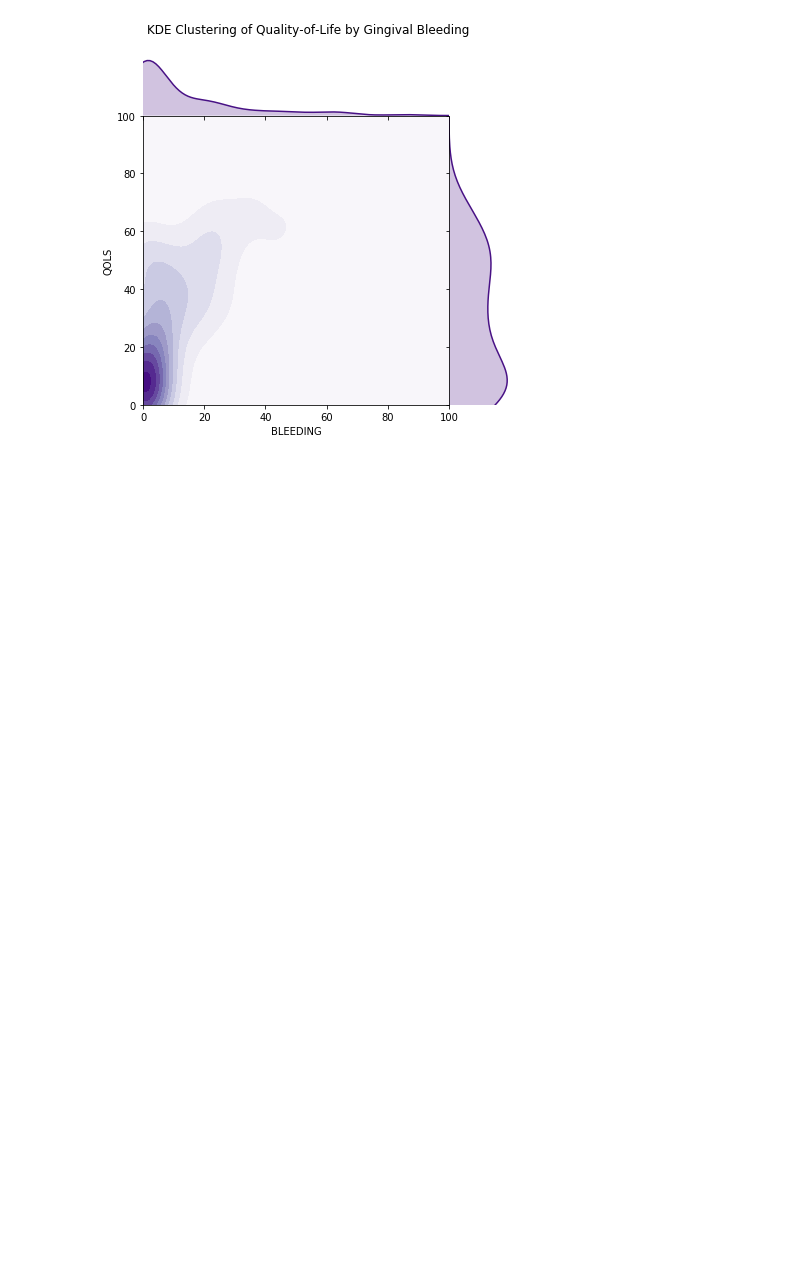
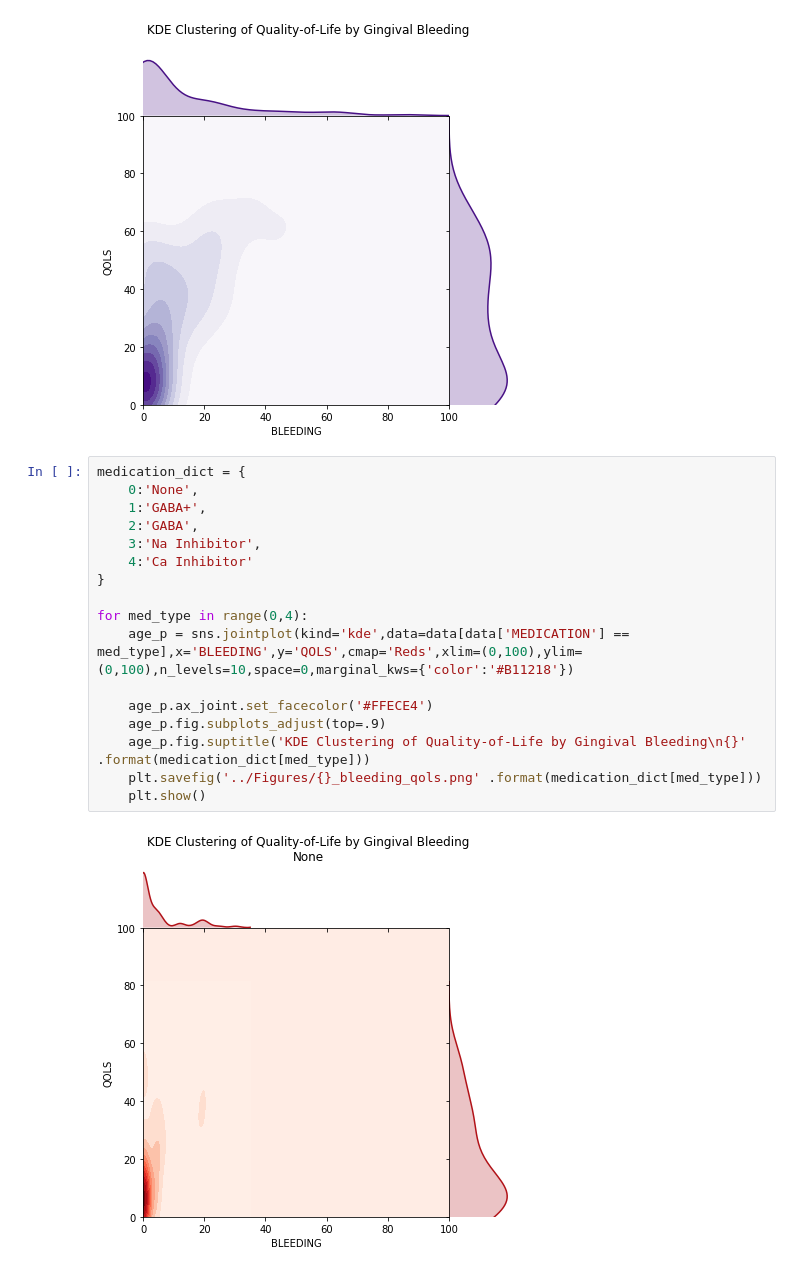
Before and after one commit to rjeveloff/JCVI_PalsyAnalysis, a Jupyter notebook: Notebooks/OtherAnalysis.ipynb, the cells around one changed output. Drawn from its saved outputs; the diff is of its cells as text; blank space fills up the shorter version.

Commit message:
Added Bleeding analysis, circos HTML faulty

```diff
--- a/Notebooks/OtherAnalysis.ipynb
+++ b/Notebooks/OtherAnalysis.ipynb
@@ -100,3 +100,22 @@ plt.savefig('../Figures/bleeding.png')
 plt.show()
 # %% [output]
 [figure]
+# %%
+medication_dict = {
+    0:'None',
+    1:'GABA+',
+    2:'GABA',
+    3:'Na Inhibitor',
+    4:'Ca Inhibitor'
+}
+
+for med_type in range(0,4):
+    age_p = sns.jointplot(kind='kde',data=data[data['MEDICATION'] == med_type],x='BLEEDING',y='QOLS',cmap='Reds',xlim=(0,100),ylim=(0,100),n_levels=10,space=0,marginal_kws={'color':'#B11218'})
+
+    age_p.ax_joint.set_facecolor('#FFECE4')
+    age_p.fig.subplots_adjust(top=.9)
+    age_p.fig.suptitle('KDE Clustering of Quality-of-Life by Gingival Bleeding\n{}' .format(medication_dict[med_type]))
+    plt.savefig('../Figures/{}_bleeding_qols.png' .format(medication_dict[med_type]))
+    plt.show()
+# %% [output]
+[figure, added]
```
Also changed, not shown: parts of 1 cell of this notebook, 5 other files.
